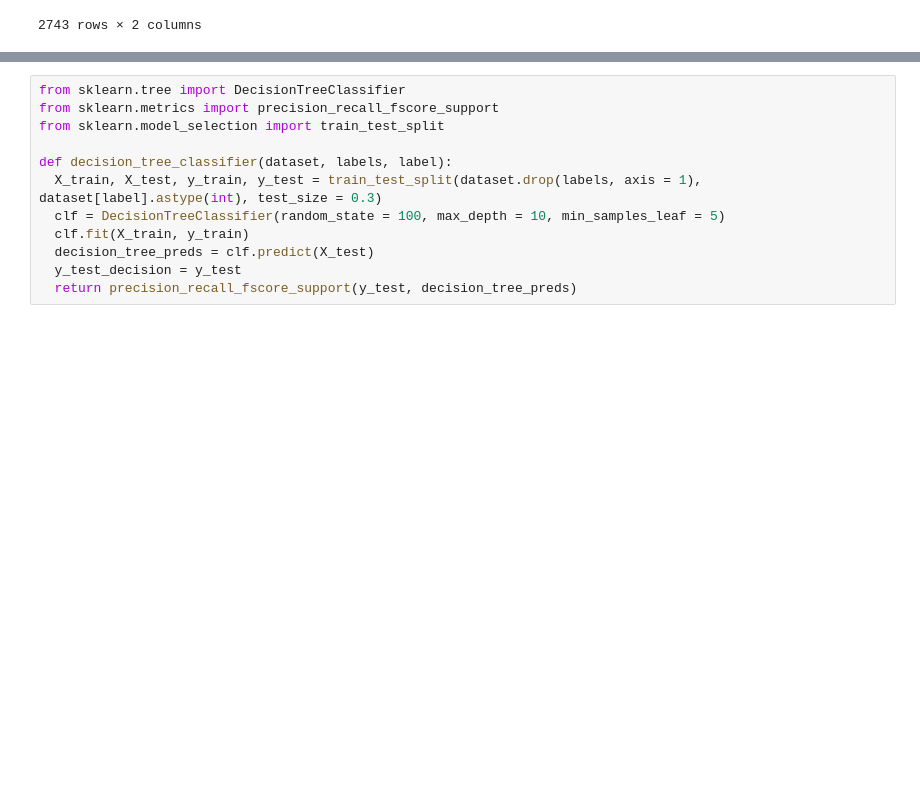
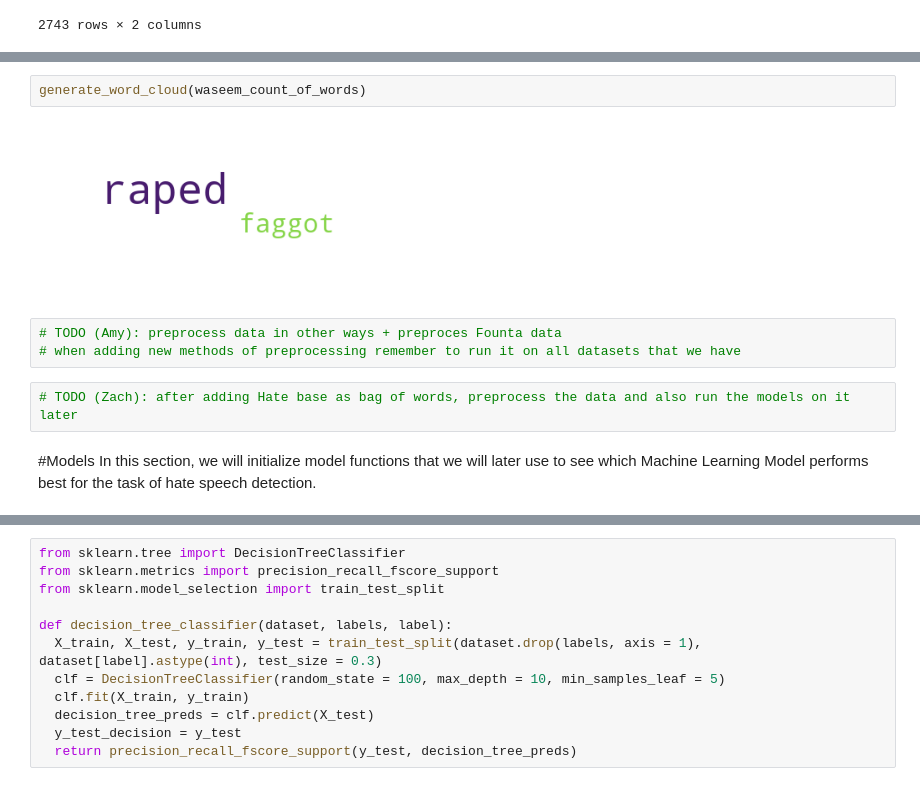
Before and after one commit to zuziamatysiak/cis419-hate-speech, a Jupyter notebook: colab notebooks/CIS_419_Project.ipynb, the cells around one changed output, grey strips where cells are left out. Saved outputs shown, nothing was run; the diff lists cells and outputs as text; blank space fills up the shorter version.

Commit message:
Made the colab way more readable and 'pretty' + added todos for everyone

```diff
--- a/colab notebooks/CIS_419_Project.ipynb
+++ b/colab notebooks/CIS_419_Project.ipynb
@@ -186,0 +310,12 @@ df_waseem
+# %%
+generate_word_cloud(waseem_count_of_words)
+# %% [output]
+[figure, added]
+# %%
+# TODO (Amy): preprocess data in other ways + preproces Founta data
+# when adding new methods of preprocessing remember to run it on all datasets that we have
+# %%
+# TODO (Zach): after adding Hate base as bag of words, preprocess the data and also run the models on it later
+# %% [markdown]
+#Models
+In this section, we will initialize model functions that we will later use to see which Machine Learning Model performs best for the task of hate speech detection.
```
Also changed, not shown: parts of 85 cells of this notebook, 1 other file.
